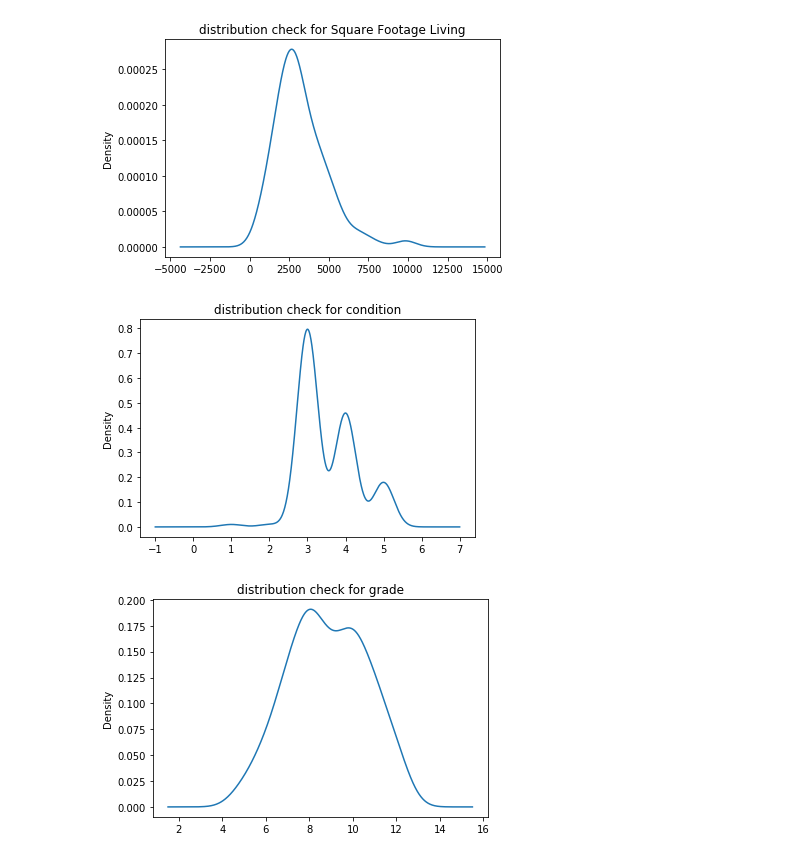
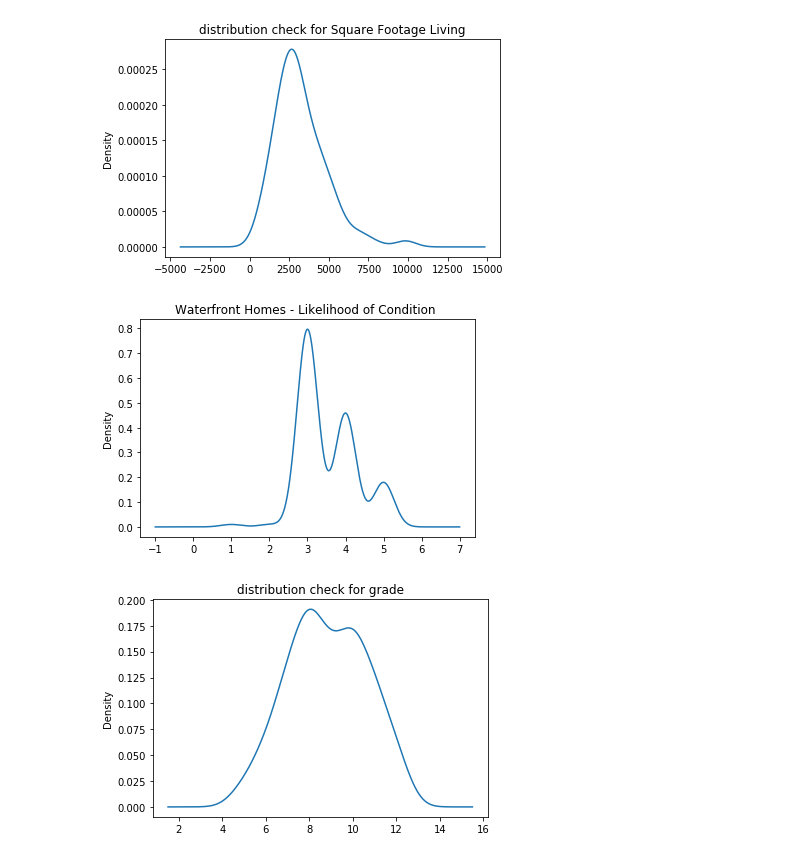
Before and after one commit to clairesarraille/kings_county, a Jupyter notebook: dsc-phase-2-project-main/drafts/student_develop_08-06-waterfront_more_cols.ipynb, the cells around one changed output. Cells and saved outputs as stored; diff of their text form; code cells hidden in the pictures.

```diff
--- a/dsc-phase-2-project-main/drafts/student_develop_08-06-waterfront_more_cols.ipynb
+++ b/dsc-phase-2-project-main/drafts/student_develop_08-06-waterfront_more_cols.ipynb
@@ -142,10 +142,10 @@ plt.show()
 [figure]
 # %%
 df_model['condition'].plot.kde()
-plt.title("distribution check for condition")
+plt.title("Waterfront Homes - Likelihood of Condition ")
 plt.show()
 # %% [output]
-[figure, old version]
+[figure, new version]
 # %%
 df_model['grade'].plot.kde()
 plt.title("distribution check for grade")
```
Also changed, not shown: 21 other files.
